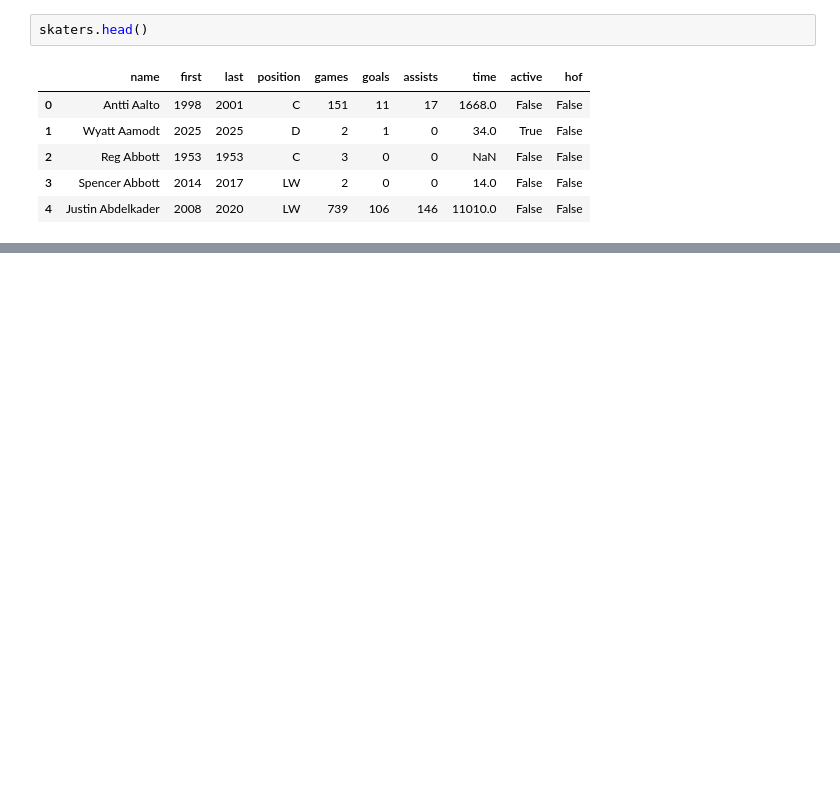
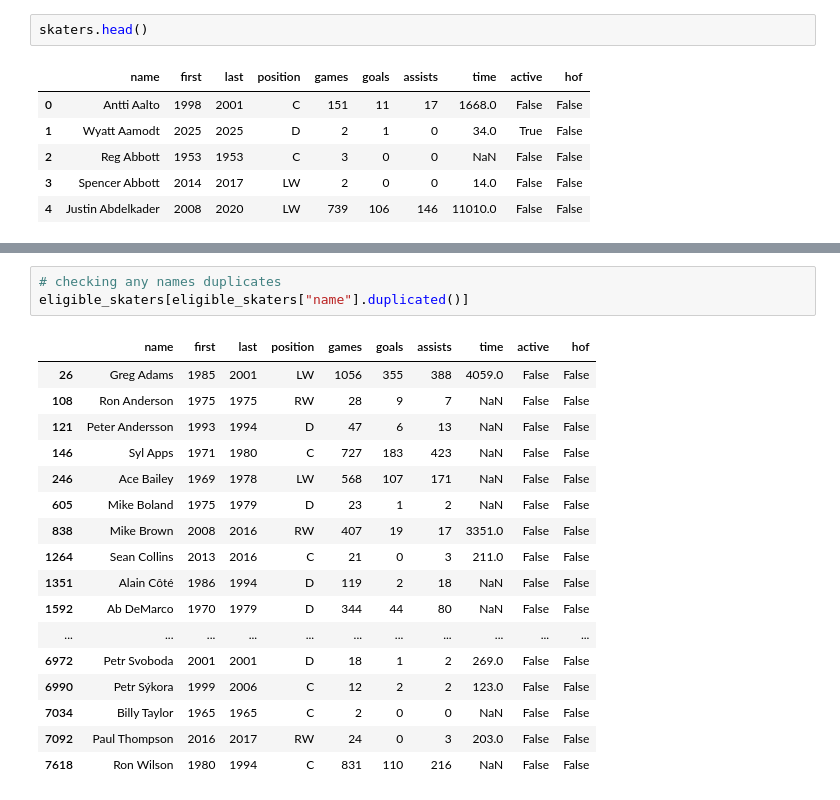
Before and after one commit to simontao9/DATS6103-final-project, a Jupyter notebook: final_report.ipynb, the cells around one changed output, grey strips where cells are left out. Cells and saved outputs as stored; diff of their text form; blank space fills up the shorter version.

```diff
--- a/final_report.ipynb
+++ b/final_report.ipynb
@@ -42,0 +146,21 @@ skaters.describe()
+# %%
+# checking any names duplicates
+eligible_skaters[eligible_skaters["name"].duplicated()]
+# %% [output]
+|  | name | first | last | position | games | goals | assists | time | active | hof |
+| 26 | Greg Adams | 1985 | 2001 | LW | 1056 | 355 | 388 | 4059.0 | False | False |
+| 108 | Ron Anderson | 1975 | 1975 | RW | 28 | 9 | 7 | NaN | False | False |
+| 121 | Peter Andersson | 1993 | 1994 | D | 47 | 6 | 13 | NaN | False | False |
+| 146 | Syl Apps | 1971 | 1980 | C | 727 | 183 | 423 | NaN | False | False |
+| 246 | Ace Bailey | 1969 | 1978 | LW | 568 | 107 | 171 | NaN | False | False |
+| 605 | Mike Boland | 1975 | 1979 | D | 23 | 1 | 2 | NaN | False | False |
+| 838 | Mike Brown | 2008 | 2016 | RW | 407 | 19 | 17 | 3351.0 | False | False |
+| 1264 | Sean Collins | 2013 | 2016 | C | 21 | 0 | 3 | 211.0 | False | False |
+| 1351 | Alain Côté | 1986 | 1994 | D | 119 | 2 | 18 | NaN | False | False |
+| 1592 | Ab DeMarco | 1970 | 1979 | D | 344 | 44 | 80 | NaN | False | False |
+| ... | ... | ... | ... | ... | ... | ... | ... | ... | ... | ... |
+| 6972 | Petr Svoboda | 2001 | 2001 | D | 18 | 1 | 2 | 269.0 | False | False |
+| 6990 | Petr Sýkora | 1999 | 2006 | C | 12 | 2 | 2 | 123.0 | False | False |
+| 7034 | Billy Taylor | 1965 | 1965 | C | 2 | 0 | 0 | NaN | False | False |
+| 7092 | Paul Thompson | 2016 | 2017 | RW | 24 | 0 | 3 | 203.0 | False | False |
+| 7618 | Ron Wilson | 1980 | 1994 | C | 831 | 110 | 216 | NaN | False | False |
```
Also changed, not shown: parts of 26 cells of this notebook, 5 other files.
